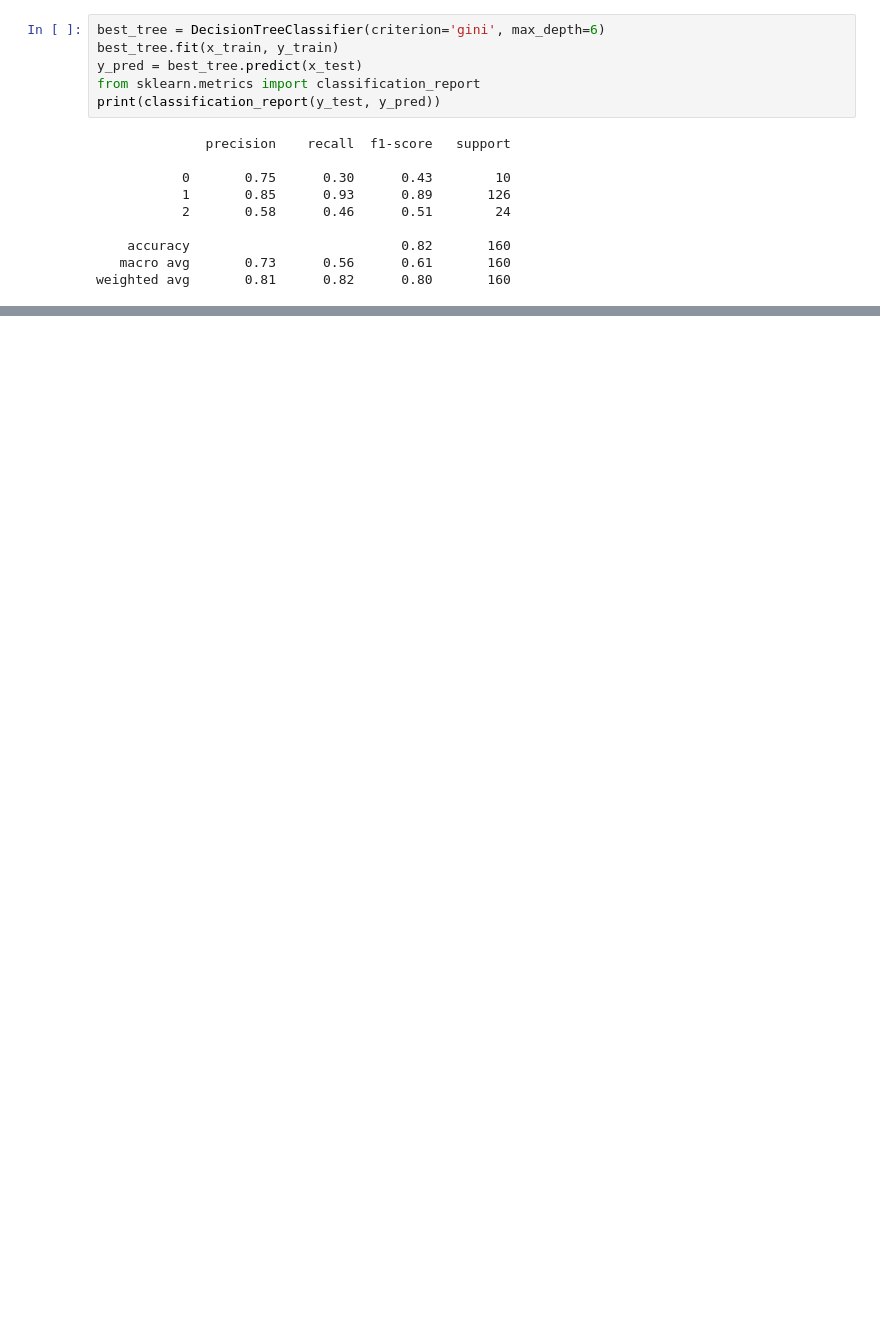
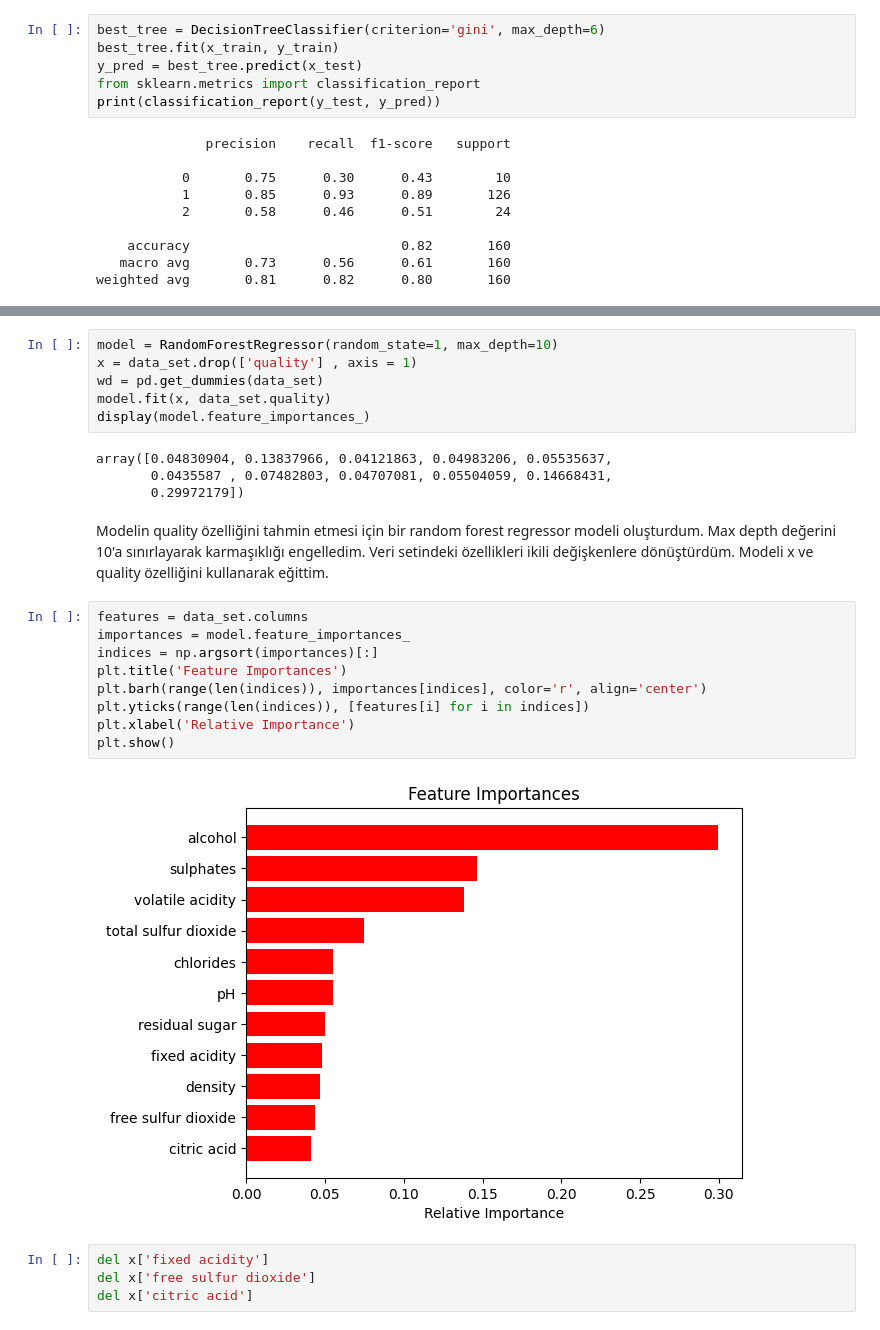
Before and after one commit to YarenAyan/Akbank-Machine-Learning-Bootcamp, a Jupyter notebook: AkbankML.ipynb, the cells around one changed output, grey strips where cells are left out. Saved outputs shown, nothing was run; the diff lists cells and outputs as text; blank space fills up the shorter version.

```diff
--- a/AkbankML.ipynb
+++ b/AkbankML.ipynb
@@ -266,0 +294,27 @@ fig.savefig('dec_tree.png')
+# %%
+model = RandomForestRegressor(random_state=1, max_depth=10)
+x = data_set.drop(['quality'] , axis = 1)
+wd = pd.get_dummies(data_set)
+model.fit(x, data_set.quality)
+display(model.feature_importances_)
+# %% [output]
+array([0.04830904, 0.13837966, 0.04121863, 0.04983206, 0.05535637,
+       0.0435587 , 0.07482803, 0.04707081, 0.05504059, 0.14668431,
+       0.29972179])
+# %% [markdown]
+Modelin quality özelliğini tahmin etmesi için bir random forest regressor modeli oluşturdum. Max depth değerini 10'a sınırlayarak karmaşıklığı engelledim. Veri setindeki özellikleri ikili değişkenlere dönüştürdüm. Modeli x ve quality özelliğini kullanarak eğittim.
+# %%
+features = data_set.columns
+importances = model.feature_importances_
+indices = np.argsort(importances)[:]
+plt.title('Feature Importances')
+plt.barh(range(len(indices)), importances[indices], color='r', align='center')
+plt.yticks(range(len(indices)), [features[i] for i in indices])
+plt.xlabel('Relative Importance')
+plt.show()
+# %% [output]
+[figure, added]
+# %%
+del x['fixed acidity']
+del x['free sulfur dioxide']
+del x['citric acid']
```
Also changed, not shown: parts of 35 cells of this notebook.
